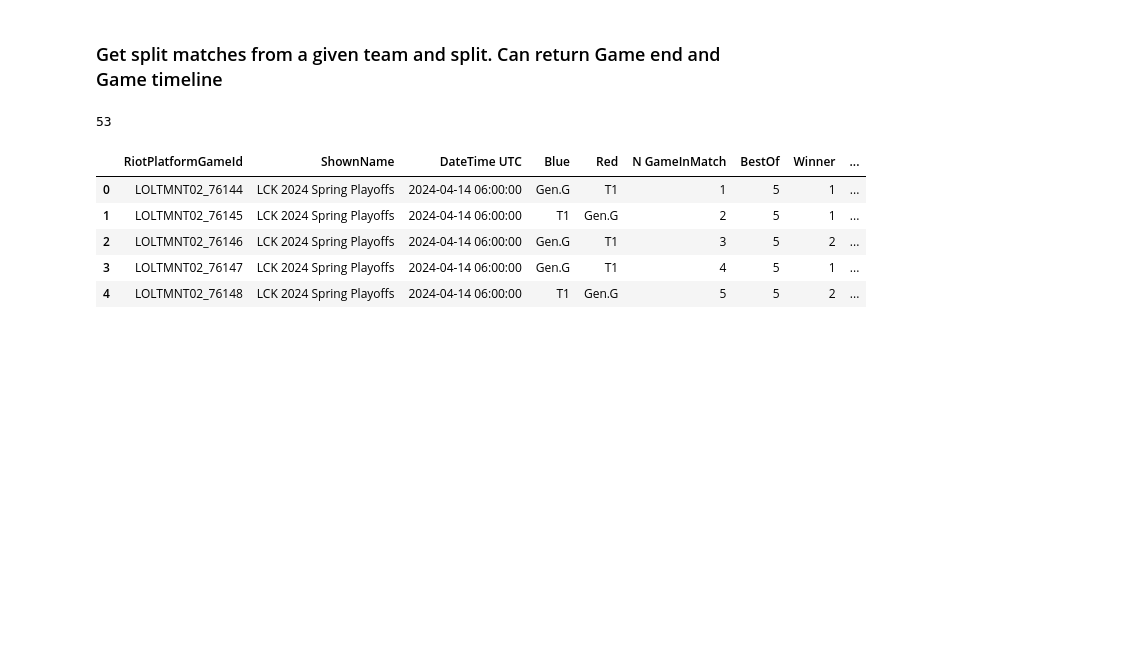
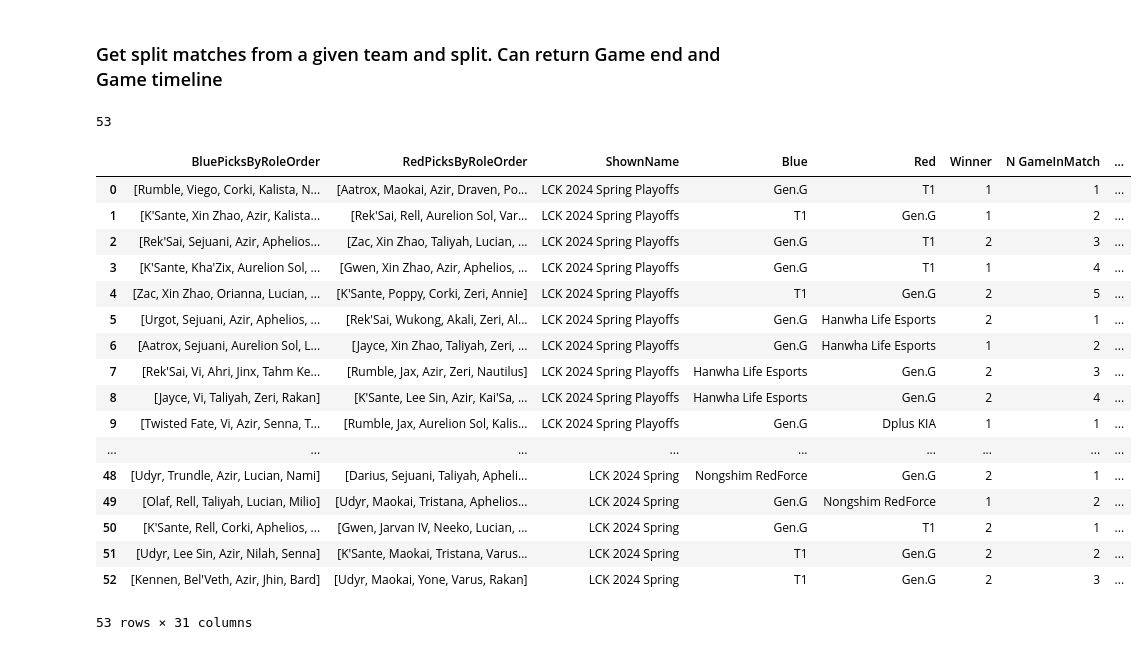
Before and after one commit to AntoninEfrei/RTR-Combine-, a Jupyter notebook: explo_leguepedia_api.ipynb, the cells around one changed output. Cells and saved outputs as stored; diff of their text form; code cells hidden in the pictures; blank space fills up the shorter version.

```diff
--- a/explo_leguepedia_api.ipynb
+++ b/explo_leguepedia_api.ipynb
@@ -10,17 +6,25 @@ team = 'Gen.G'
 # %% [markdown]
 ### Get split matches from a given team and split. Can return Game end and Game timeline
 # %%
+site = Site('lol.fandom.com', path="/")
+
+tournament = "LCK/2024 Season/Spring Season"
+team = 'Gen.G'
+
 fields = [
-    "MSG.RiotPlatformGameId",
+    "PAB.Team1PicksByRoleOrder",
+    "PAB.Team2PicksByRoleOrder",
     "MS.ShownName",
-    "MS.DateTime_UTC",
     "MSG.Blue",
     "MSG.Red",
+    "MSG.Winner",
     "MSG.N_GameInMatch",
     "MS.BestOf",
-    "MSG.Winner",
-    "PAB.Team1PicksByRoleOrder",
-    "PAB.Team2PicksByRoleOrder",
+    "PAB.Team1Ban1",
+    *["PAB.Team{}Ban{}".format(i,j) for i in range(1,3) for j in range(1,6)],
+    *["PAB.Team{}Pick{}".format(i,j) for i in range(1,3) for j in range(1,6)],
+    "MS.DateTime_UTC",
+    "MSG.RiotPlatformGameId",
 
 ]
 
@@ -36,14 +40,31 @@ cargo_query = site.api(
 # %%
 df = pd.DataFrame([d['title'] for d in cargo_query['cargoquery']])
 df_spring24 = df[df['ShownName'].isin(['LCK 2024 Spring','LCK 2024 Spring Playoffs'])]
 df_spring24 = df_spring24[(df_spring24['Blue'] == 'Gen.G') | (df_spring24['Red'] == 'Gen.G')]
+df_spring24 = df_spring24.rename(columns=lambda x: x.replace('Team1', 'Blue') if 'Team1' in x else x)
+df_spring24 = df_spring24.rename(columns=lambda x: x.replace('Team2', 'Red') if 'Team2' in x else x)
+df_spring24['RedPicksByRoleOrder'] = df_spring24['RedPicksByRoleOrder'].apply(lambda x: x.split(','))
+df_spring24['BluePicksByRoleOrder'] = df_spring24['BluePicksByRoleOrder'].apply(lambda x: x.split(','))
+df_spring24.reset_index(drop = True , inplace = True)
 print(len(df_spring24))
-df_spring24.head()
+df_spring24
 # %% [output]
 53
-|  | RiotPlatformGameId | ShownName | DateTime UTC | Blue | Red | N GameInMatch | BestOf | Winner | ... |
-| 0 | LOLTMNT02_76144 | LCK 2024 Spring Playoffs | 2024-04-14 06:00:00 | Gen.G | T1 | 1 | 5 | 1 | ... |
-| 1 | LOLTMNT02_76145 | LCK 2024 Spring Playoffs | 2024-04-14 06:00:00 | T1 | Gen.G | 2 | 5 | 1 | ... |
-| 2 | LOLTMNT02_76146 | LCK 2024 Spring Playoffs | 2024-04-14 06:00:00 | Gen.G | T1 | 3 | 5 | 2 | ... |
-| 3 | LOLTMNT02_76147 | LCK 2024 Spring Playoffs | 2024-04-14 06:00:00 | Gen.G | T1 | 4 | 5 | 1 | ... |
-| 4 | LOLTMNT02_76148 | LCK 2024 Spring Playoffs | 2024-04-14 06:00:00 | T1 | Gen.G | 5 | 5 | 2 | ... |
+|  | BluePicksByRoleOrder | RedPicksByRoleOrder | ShownName | Blue | Red | Winner | N GameInMatch | ... |
+| 0 | [Rumble, Viego, Corki, Kalista, N... | [Aatrox, Maokai, Azir, Draven, Po... | LCK 2024 Spring Playoffs | Gen.G | T1 | 1 | 1 | ... |
+| 1 | [K'Sante, Xin Zhao, Azir, Kalista... | [Rek'Sai, Rell, Aurelion Sol, Var... | LCK 2024 Spring Playoffs | T1 | Gen.G | 1 | 2 | ... |
+| 2 | [Rek'Sai, Sejuani, Azir, Aphelios... | [Zac, Xin Zhao, Taliyah, Lucian, ... | LCK 2024 Spring Playoffs | Gen.G | T1 | 2 | 3 | ... |
+| 3 | [K'Sante, Kha'Zix, Aurelion Sol, ... | [Gwen, Xin Zhao, Azir, Aphelios, ... | LCK 2024 Spring Playoffs | Gen.G | T1 | 1 | 4 | ... |
+| 4 | [Zac, Xin Zhao, Orianna, Lucian, ... | [K'Sante, Poppy, Corki, Zeri, Annie] | LCK 2024 Spring Playoffs | T1 | Gen.G | 2 | 5 | ... |
+| 5 | [Urgot, Sejuani, Azir, Aphelios, ... | [Rek'Sai, Wukong, Akali, Zeri, Al... | LCK 2024 Spring Playoffs | Gen.G | Hanwha Life Esports | 2 | 1 | ... |
+| 6 | [Aatrox, Sejuani, Aurelion Sol, L... | [Jayce, Xin Zhao, Taliyah, Zeri, ... | LCK 2024 Spring Playoffs | Gen.G | Hanwha Life Esports | 1 | 2 | ... |
+| 7 | [Rek'Sai, Vi, Ahri, Jinx, Tahm Ke... | [Rumble, Jax, Azir, Zeri, Nautilus] | LCK 2024 Spring Playoffs | Hanwha Life Esports | Gen.G | 2 | 3 | ... |
+| 8 | [Jayce, Vi, Taliyah, Zeri, Rakan] | [K'Sante, Lee Sin, Azir, Kai'Sa, ... | LCK 2024 Spring Playoffs | Hanwha Life Esports | Gen.G | 2 | 4 | ... |
+| 9 | [Twisted Fate, Vi, Azir, Senna, T... | [Rumble, Jax, Aurelion Sol, Kalis... | LCK 2024 Spring Playoffs | Gen.G | Dplus KIA | 1 | 1 | ... |
+| ... | ... | ... | ... | ... | ... | ... | ... | ... |
+| 48 | [Udyr, Trundle, Azir, Lucian, Nami] | [Darius, Sejuani, Taliyah, Apheli... | LCK 2024 Spring | Nongshim RedForce | Gen.G | 2 | 1 | ... |
+| 49 | [Olaf, Rell, Taliyah, Lucian, Milio] | [Udyr, Maokai, Tristana, Aphelios... | LCK 2024 Spring | Gen.G | Nongshim RedForce | 1 | 2 | ... |
+| 50 | [K'Sante, Rell, Corki, Aphelios, ... | [Gwen, Jarvan IV, Neeko, Lucian, ... | LCK 2024 Spring | Gen.G | T1 | 2 | 1 | ... |
+| 51 | [Udyr, Lee Sin, Azir, Nilah, Senna] | [K'Sante, Maokai, Tristana, Varus... | LCK 2024 Spring | T1 | Gen.G | 2 | 2 | ... |
+| 52 | [Kennen, Bel'Veth, Azir, Jhin, Bard] | [Udyr, Maokai, Yone, Varus, Rakan] | LCK 2024 Spring | T1 | Gen.G | 2 | 3 | ... |
+53 rows × 31 columns
```
Also changed, not shown: parts of 11 cells of this notebook, 1 other file.
